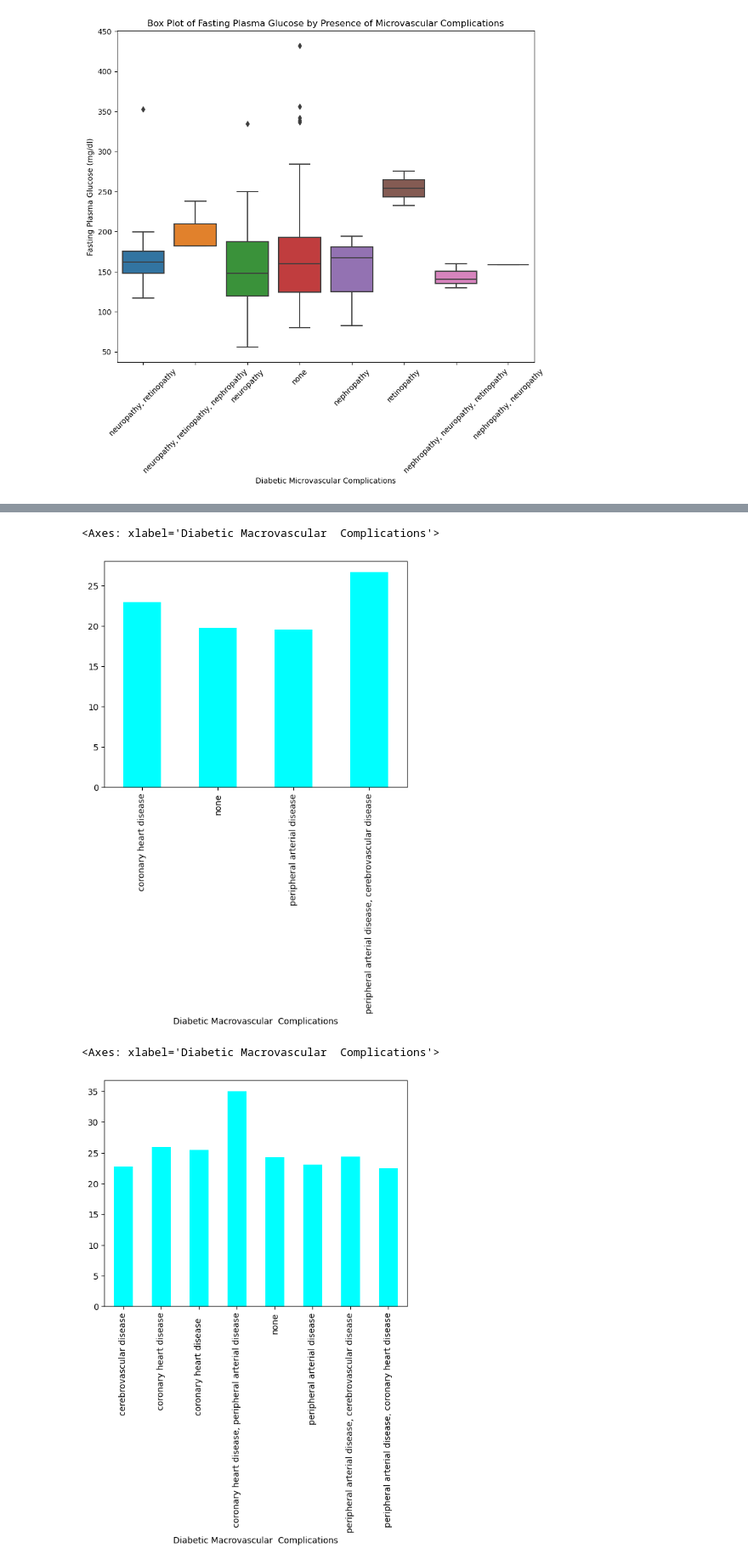
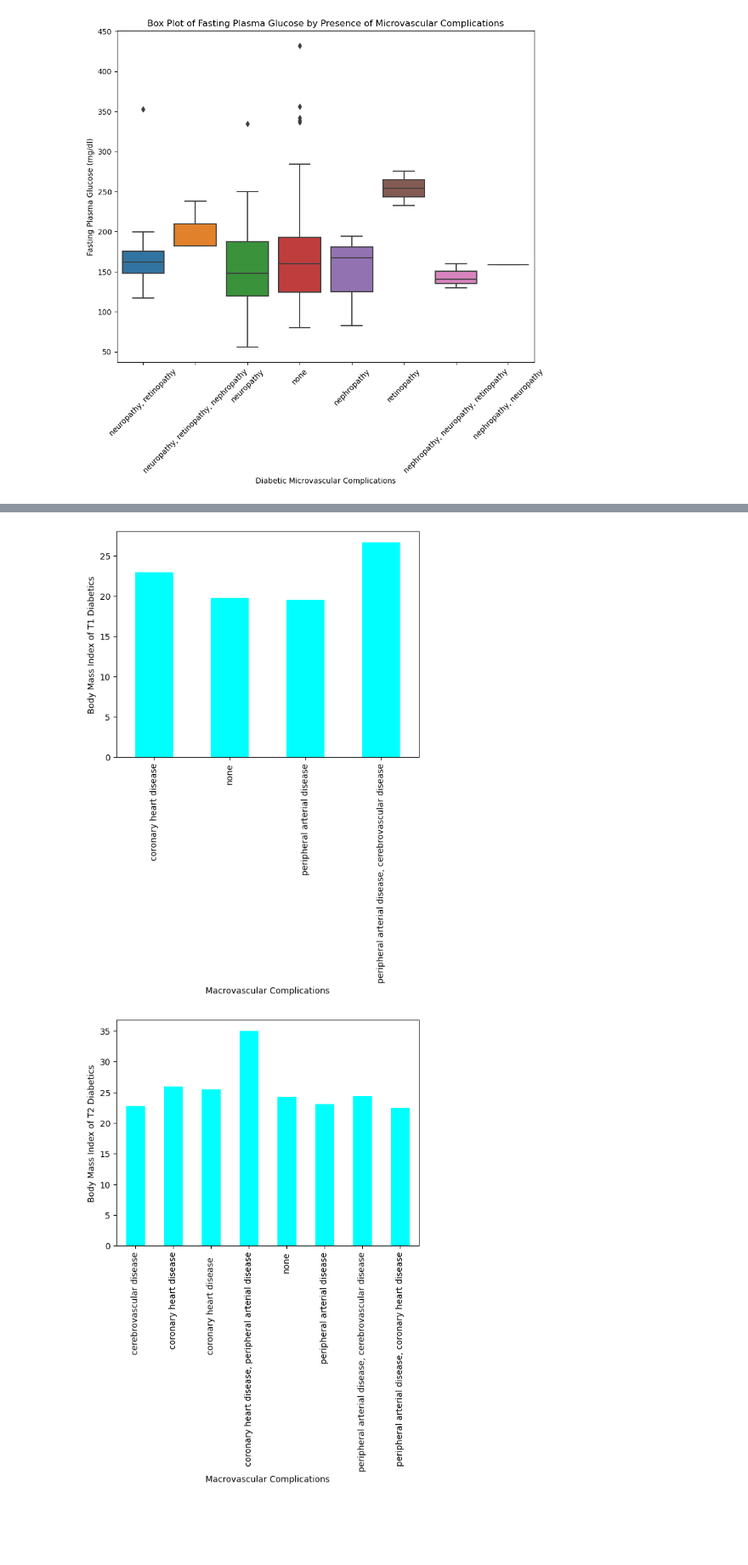
Before and after one commit to LaShawnSykes/Group-3_Project1, a Jupyter notebook: Code/rev_dataset.ipynb, the cells around one changed output, grey strips where cells are left out. Shown: that part at 85% size. Drawn from its saved outputs; the diff is of its cells as text; code cells hidden in the pictures; blank space fills up the shorter version.

```diff
--- a/Code/rev_dataset.ipynb
+++ b/Code/rev_dataset.ipynb
@@ -246,13 +252,17 @@ cd1.groupby('Diabetic Macrovascular Complications')['BMI (kg/m2)'].mean().plot(k
 #Comparison based on Type1 Diabetes
 
 type1.groupby('Diabetic Macrovascular  Complications')['BMI (kg/m2)'].mean().plot(kind='bar', color='cyan')
+plt.xlabel('Macrovascular Complications')
+plt.ylabel('Body Mass Index of T1 Diabetics')
+plt.savefig('bmidmct1.png')
 # %% [output]
-<Axes: xlabel='Diabetic Macrovascular  Complications'>
-[figure, old version]
+[figure, new version]
 # %%
 #Comparison based on Type2 Diabetes
 
 type2.groupby('Diabetic Macrovascular  Complications')['BMI (kg/m2)'].mean().plot(kind='bar', color='cyan')
+plt.xlabel('Macrovascular Complications')
+plt.ylabel('Body Mass Index of T2 Diabetics')
+plt.savefig('bmidmct2.png')
 # %% [output]
-<Axes: xlabel='Diabetic Macrovascular  Complications'>
-[figure, old version]
+[figure, new version]
```
Also changed, not shown: parts of 7 cells of this notebook, 9 other files.
